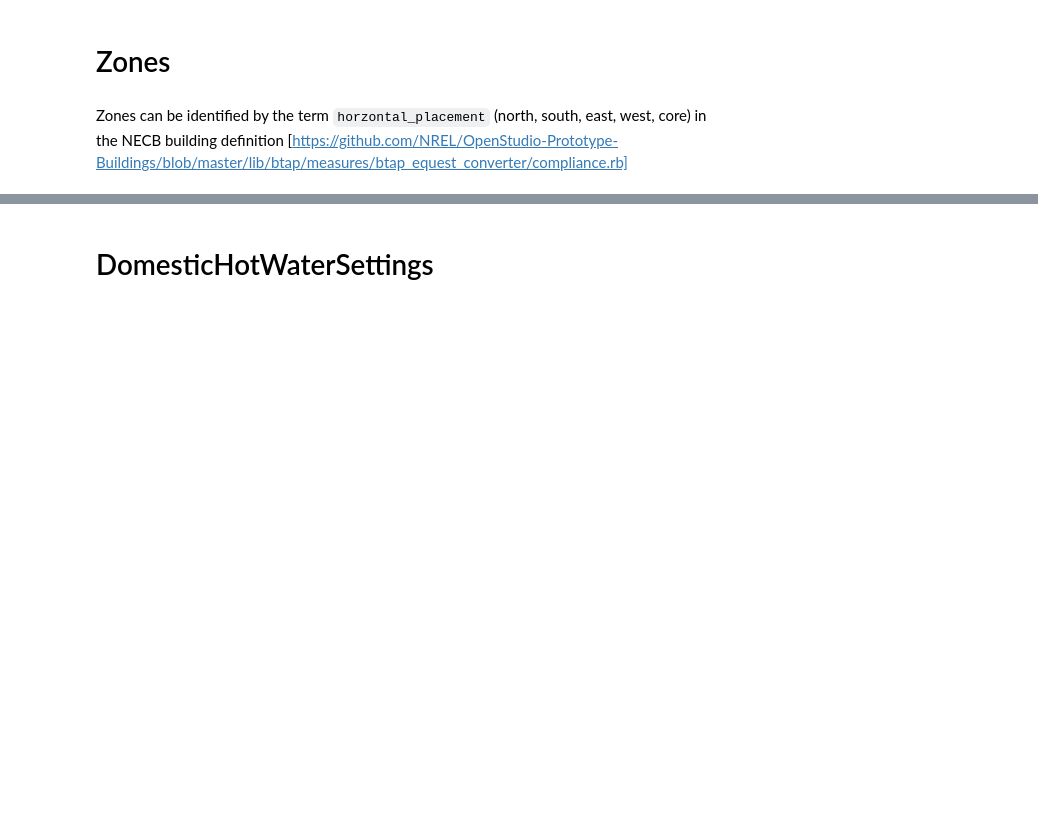
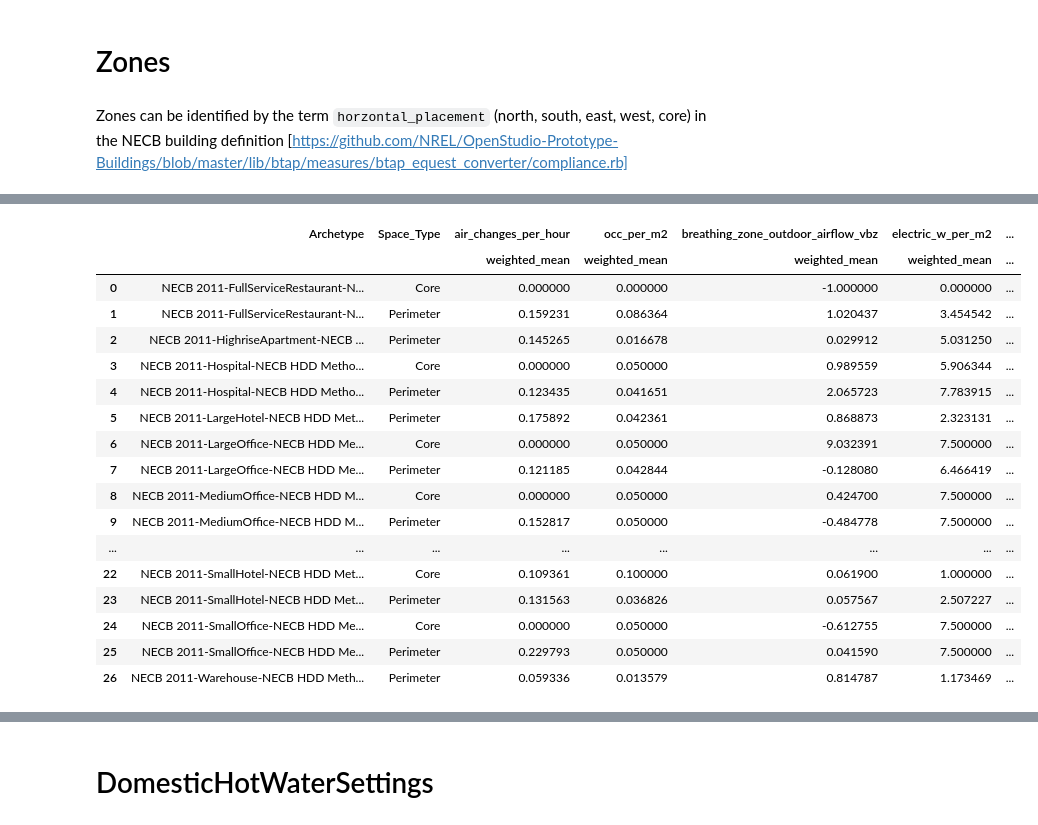
Before and after one commit to samuelduchesne/archetypal, a Jupyter notebook: notebooks/IDF-OSM Read.ipynb, the cells around one changed output, grey strips where cells are left out. Cells and saved outputs as stored; diff of their text form; code cells hidden in the pictures; blank space fills up the shorter version.

```diff
--- a/notebooks/IDF-OSM Read.ipynb
+++ b/notebooks/IDF-OSM Read.ipynb
@@ -573,18 +977,37 @@ f
 # %%
 # Define a lambda function to compute the weighted mean:
 # wm = lambda x: np.average(~np.isnan(x), weights=(Zones.loc[x.index, 'volume'] * Zones.loc[x.index, 'multiplier'])[~np.isnan(x)])
 wu = lambda x: x.apply(pd.Series)
 # Define a dictionary with the functions to apply for a given column:
 f = {'air_changes_per_hour': {'weighted_mean' : weighted_mean},
      'occ_per_m2' : {'weighted_mean' : weighted_mean},
      'breathing_zone_outdoor_airflow_vbz' : {'weighted_mean' : weighted_mean},
      'electric_w_per_m2' : {'weighted_mean' : weighted_mean},
      'lighting_w_per_m2' : {'weighted_mean' : weighted_mean},
-     'peak_flow_rate_per_area' : {'weighted_mean' : weighted_mean},
+     'waterUseEquipment.peak_flow_rate_per_area' : {'weighted_mean' : weighted_mean},
      'Space_Area' : {'sum' : 'sum'}
     }
 
 # Groupby and aggregate with your dictionary:
 ZonesByType = Zones.groupby(['Archetype','Space_Type'], sort=True).agg(f).reset_index()
-ZonesByType['FlowRatePerFloorArea'] = ZonesByType['peak_flow_rate_per_area'] * 36000 # m3/s/m2 to m3/h/m2
+ZonesByType['waterUseEquipment.peak_flow_rate_per_area'] = ZonesByType['waterUseEquipment.peak_flow_rate_per_area'] * 36000 # m3/s/m2 to m3/h/m2
 ZonesByType
+# %% [output]
+|  | Archetype | Space_Type | air_changes_per_hour | occ_per_m2 | breathing_zone_outdoor_airflow_vbz | electric_w_per_m2 | ... |
+|  |  |  | weighted_mean | weighted_mean | weighted_mean | weighted_mean | ... |
+| 0 | NECB 2011-FullServiceRestaurant-N... | Core | 0.000000 | 0.000000 | -1.000000 | 0.000000 | ... |
+| 1 | NECB 2011-FullServiceRestaurant-N... | Perimeter | 0.159231 | 0.086364 | 1.020437 | 3.454542 | ... |
+| 2 | NECB 2011-HighriseApartment-NECB ... | Perimeter | 0.145265 | 0.016678 | 0.029912 | 5.031250 | ... |
+| 3 | NECB 2011-Hospital-NECB HDD Metho... | Core | 0.000000 | 0.050000 | 0.989559 | 5.906344 | ... |
+| 4 | NECB 2011-Hospital-NECB HDD Metho... | Perimeter | 0.123435 | 0.041651 | 2.065723 | 7.783915 | ... |
+| 5 | NECB 2011-LargeHotel-NECB HDD Met... | Perimeter | 0.175892 | 0.042361 | 0.868873 | 2.323131 | ... |
+| 6 | NECB 2011-LargeOffice-NECB HDD Me... | Core | 0.000000 | 0.050000 | 9.032391 | 7.500000 | ... |
+| 7 | NECB 2011-LargeOffice-NECB HDD Me... | Perimeter | 0.121185 | 0.042844 | -0.128080 | 6.466419 | ... |
+| 8 | NECB 2011-MediumOffice-NECB HDD M... | Core | 0.000000 | 0.050000 | 0.424700 | 7.500000 | ... |
+| 9 | NECB 2011-MediumOffice-NECB HDD M... | Perimeter | 0.152817 | 0.050000 | -0.484778 | 7.500000 | ... |
+| ... | ... | ... | ... | ... | ... | ... | ... |
+| 22 | NECB 2011-SmallHotel-NECB HDD Met... | Core | 0.109361 | 0.100000 | 0.061900 | 1.000000 | ... |
+| 23 | NECB 2011-SmallHotel-NECB HDD Met... | Perimeter | 0.131563 | 0.036826 | 0.057567 | 2.507227 | ... |
+| 24 | NECB 2011-SmallOffice-NECB HDD Me... | Core | 0.000000 | 0.050000 | -0.612755 | 7.500000 | ... |
+| 25 | NECB 2011-SmallOffice-NECB HDD Me... | Perimeter | 0.229793 | 0.050000 | 0.041590 | 7.500000 | ... |
+| 26 | NECB 2011-Warehouse-NECB HDD Meth... | Perimeter | 0.059336 | 0.013579 | 0.814787 | 1.173469 | ... |
```
Also changed, not shown: parts of 72 cells of this notebook.
